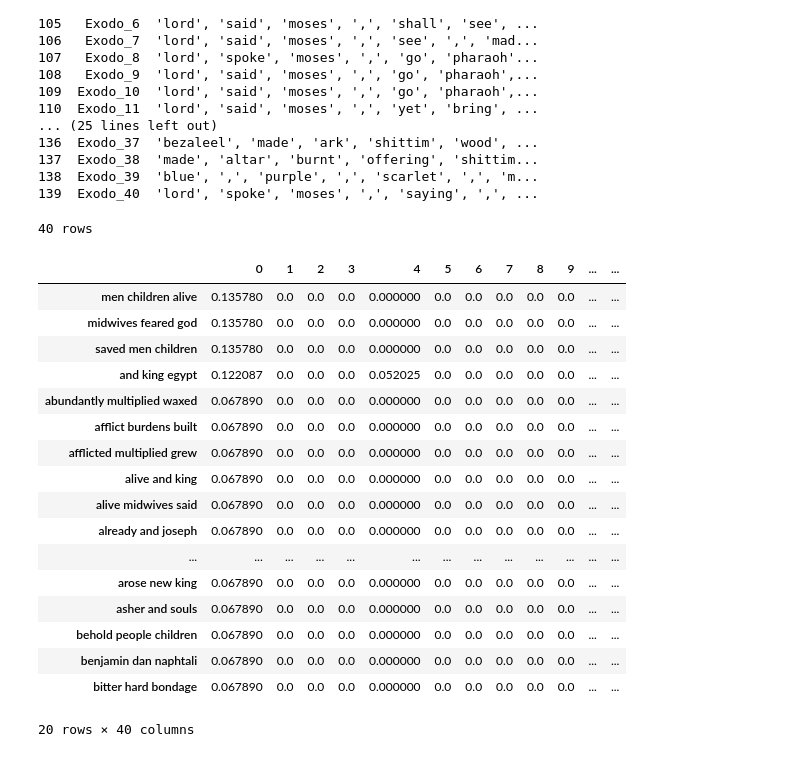
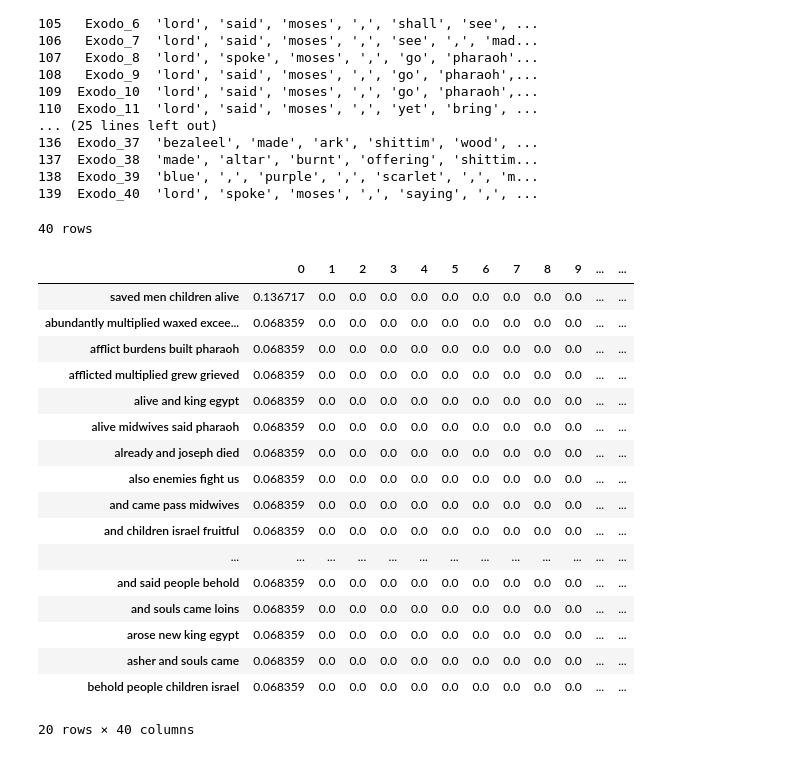
Before and after one commit to Bruno-cesar-dout/Versao_de_experimentos, a Jupyter notebook: Exodo_Cap_por_Cap.ipynb, the cells around one changed output. Drawn from its saved outputs; the diff is of its cells as text; code cells hidden in the pictures.

```diff
--- a/Exodo_Cap_por_Cap.ipynb
+++ b/Exodo_Cap_por_Cap.ipynb
@@ -183,33 +183,33 @@ print(df)
 # %%
 corpus = df['Livro'].tolist()
 # %%
-vectorizer = TfidfVectorizer(ngram_range=(3,3))
+vectorizer = TfidfVectorizer(ngram_range=(4,4))
 X = vectorizer.fit_transform(corpus)
 tf_idf = pd.DataFrame(data = X.toarray(), columns=vectorizer.get_feature_names())
 
 final_df = tf_idf
 
 print("{} rows".format(final_df.shape[0]))
 final_df.T.nlargest(20, 0)
 # %% [output]
 40 rows
 |  | 0 | 1 | 2 | 3 | 4 | 5 | 6 | 7 | 8 | 9 | ... | ... |
-| men children alive | 0.135780 | 0.0 | 0.0 | 0.0 | 0.000000 | 0.0 | 0.0 | 0.0 | 0.0 | 0.0 | ... | ... |
-| midwives feared god | 0.135780 | 0.0 | 0.0 | 0.0 | 0.000000 | 0.0 | 0.0 | 0.0 | 0.0 | 0.0 | ... | ... |
-| saved men children | 0.135780 | 0.0 | 0.0 | 0.0 | 0.000000 | 0.0 | 0.0 | 0.0 | 0.0 | 0.0 | ... | ... |
-| and king egypt | 0.122087 | 0.0 | 0.0 | 0.0 | 0.052025 | 0.0 | 0.0 | 0.0 | 0.0 | 0.0 | ... | ... |
-| abundantly multiplied waxed | 0.067890 | 0.0 | 0.0 | 0.0 | 0.000000 | 0.0 | 0.0 | 0.0 | 0.0 | 0.0 | ... | ... |
-| afflict burdens built | 0.067890 | 0.0 | 0.0 | 0.0 | 0.000000 | 0.0 | 0.0 | 0.0 | 0.0 | 0.0 | ... | ... |
-| afflicted multiplied grew | 0.067890 | 0.0 | 0.0 | 0.0 | 0.000000 | 0.0 | 0.0 | 0.0 | 0.0 | 0.0 | ... | ... |
-| alive and king | 0.067890 | 0.0 | 0.0 | 0.0 | 0.000000 | 0.0 | 0.0 | 0.0 | 0.0 | 0.0 | ... | ... |
-| alive midwives said | 0.067890 | 0.0 | 0.0 | 0.0 | 0.000000 | 0.0 | 0.0 | 0.0 | 0.0 | 0.0 | ... | ... |
-| already and joseph | 0.067890 | 0.0 | 0.0 | 0.0 | 0.000000 | 0.0 | 0.0 | 0.0 | 0.0 | 0.0 | ... | ... |
+| saved men children alive | 0.136717 | 0.0 | 0.0 | 0.0 | 0.0 | 0.0 | 0.0 | 0.0 | 0.0 | 0.0 | ... | ... |
+| abundantly multiplied waxed excee... | 0.068359 | 0.0 | 0.0 | 0.0 | 0.0 | 0.0 | 0.0 | 0.0 | 0.0 | 0.0 | ... | ... |
+| afflict burdens built pharaoh | 0.068359 | 0.0 | 0.0 | 0.0 | 0.0 | 0.0 | 0.0 | 0.0 | 0.0 | 0.0 | ... | ... |
+| afflicted multiplied grew grieved | 0.068359 | 0.0 | 0.0 | 0.0 | 0.0 | 0.0 | 0.0 | 0.0 | 0.0 | 0.0 | ... | ... |
+| alive and king egypt | 0.068359 | 0.0 | 0.0 | 0.0 | 0.0 | 0.0 | 0.0 | 0.0 | 0.0 | 0.0 | ... | ... |
+| alive midwives said pharaoh | 0.068359 | 0.0 | 0.0 | 0.0 | 0.0 | 0.0 | 0.0 | 0.0 | 0.0 | 0.0 | ... | ... |
+| already and joseph died | 0.068359 | 0.0 | 0.0 | 0.0 | 0.0 | 0.0 | 0.0 | 0.0 | 0.0 | 0.0 | ... | ... |
+| also enemies fight us | 0.068359 | 0.0 | 0.0 | 0.0 | 0.0 | 0.0 | 0.0 | 0.0 | 0.0 | 0.0 | ... | ... |
+| and came pass midwives | 0.068359 | 0.0 | 0.0 | 0.0 | 0.0 | 0.0 | 0.0 | 0.0 | 0.0 | 0.0 | ... | ... |
+| and children israel fruitful | 0.068359 | 0.0 | 0.0 | 0.0 | 0.0 | 0.0 | 0.0 | 0.0 | 0.0 | 0.0 | ... | ... |
 | ... | ... | ... | ... | ... | ... | ... | ... | ... | ... | ... | ... | ... |
-| arose new king | 0.067890 | 0.0 | 0.0 | 0.0 | 0.000000 | 0.0 | 0.0 | 0.0 | 0.0 | 0.0 | ... | ... |
-| asher and souls | 0.067890 | 0.0 | 0.0 | 0.0 | 0.000000 | 0.0 | 0.0 | 0.0 | 0.0 | 0.0 | ... | ... |
-| behold people children | 0.067890 | 0.0 | 0.0 | 0.0 | 0.000000 | 0.0 | 0.0 | 0.0 | 0.0 | 0.0 | ... | ... |
-| benjamin dan naphtali | 0.067890 | 0.0 | 0.0 | 0.0 | 0.000000 | 0.0 | 0.0 | 0.0 | 0.0 | 0.0 | ... | ... |
-| bitter hard bondage | 0.067890 | 0.0 | 0.0 | 0.0 | 0.000000 | 0.0 | 0.0 | 0.0 | 0.0 | 0.0 | ... | ... |
+| and said people behold | 0.068359 | 0.0 | 0.0 | 0.0 | 0.0 | 0.0 | 0.0 | 0.0 | 0.0 | 0.0 | ... | ... |
+| and souls came loins | 0.068359 | 0.0 | 0.0 | 0.0 | 0.0 | 0.0 | 0.0 | 0.0 | 0.0 | 0.0 | ... | ... |
+| arose new king egypt | 0.068359 | 0.0 | 0.0 | 0.0 | 0.0 | 0.0 | 0.0 | 0.0 | 0.0 | 0.0 | ... | ... |
+| asher and souls came | 0.068359 | 0.0 | 0.0 | 0.0 | 0.0 | 0.0 | 0.0 | 0.0 | 0.0 | 0.0 | ... | ... |
+| behold people children israel | 0.068359 | 0.0 | 0.0 | 0.0 | 0.0 | 0.0 | 0.0 | 0.0 | 0.0 | 0.0 | ... | ... |
 20 rows × 40 columns
 # %%
 def run_KMeans(max_k, data):
```
Also changed, not shown: parts of 7 cells of this notebook.
